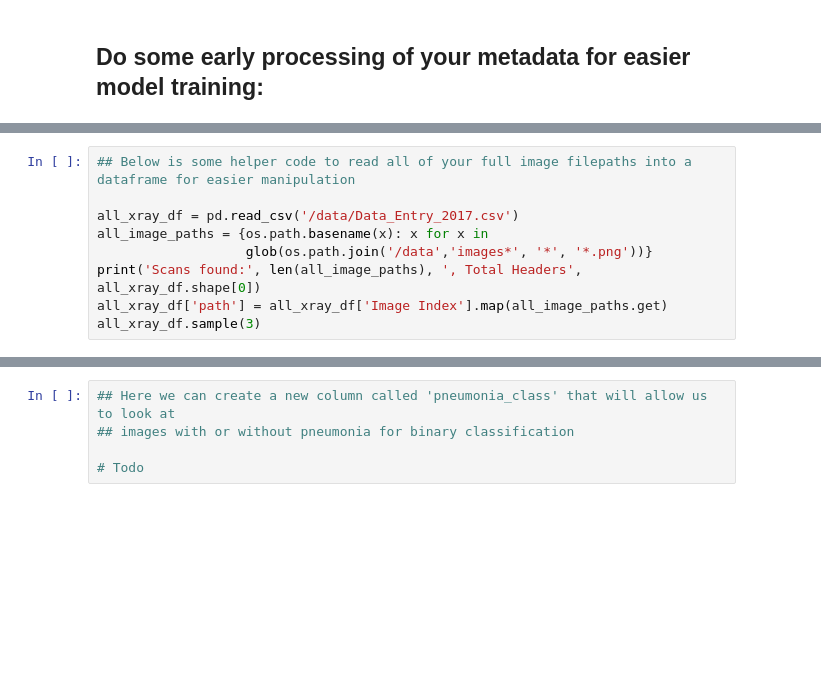
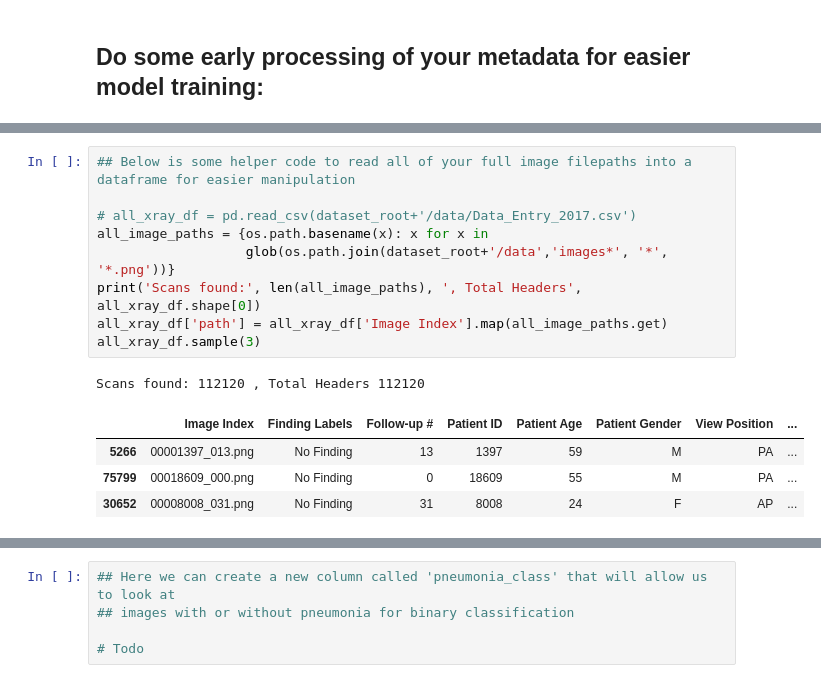
Before and after one commit to fantauzzi/AIHCND_Pneumonia_Detection, a Jupyter notebook: Build and train model.ipynb, the cells around one changed output, grey strips where cells are left out. Saved outputs shown, nothing was run; the diff lists cells and outputs as text; blank space fills up the shorter version.

```diff
--- a/Build and train model.ipynb
+++ b/Build and train model.ipynb
@@ -16,12 +36,18 @@ import matplotlib.pyplot as plt
 # %%
 ## Below is some helper code to read all of your full image filepaths into a dataframe for easier manipulation
 
-all_xray_df = pd.read_csv('/data/Data_Entry_2017.csv')
+# all_xray_df = pd.read_csv(dataset_root+'/data/Data_Entry_2017.csv')
 all_image_paths = {os.path.basename(x): x for x in
-                   glob(os.path.join('/data','images*', '*', '*.png'))}
+                   glob(os.path.join(dataset_root+'/data','images*', '*', '*.png'))}
 print('Scans found:', len(all_image_paths), ', Total Headers', all_xray_df.shape[0])
 all_xray_df['path'] = all_xray_df['Image Index'].map(all_image_paths.get)
 all_xray_df.sample(3)
+# %% [output]
+Scans found: 112120 , Total Headers 112120
+|  | Image Index | Finding Labels | Follow-up # | Patient ID | Patient Age | Patient Gender | View Position | ... |
+| 5266 | 00001397_013.png | No Finding | 13 | 1397 | 59 | M | PA | ... |
+| 75799 | 00018609_000.png | No Finding | 0 | 18609 | 55 | M | PA | ... |
+| 30652 | 00008008_031.png | No Finding | 31 | 8008 | 24 | F | AP | ... |
 # %%
 ## Here you may want to create some extra columns in your table with binary indicators of certain diseases
 ## rather than working directly with the 'Finding Labels' column
```
Also changed, not shown: parts of 5 cells of this notebook, 1 other file.
